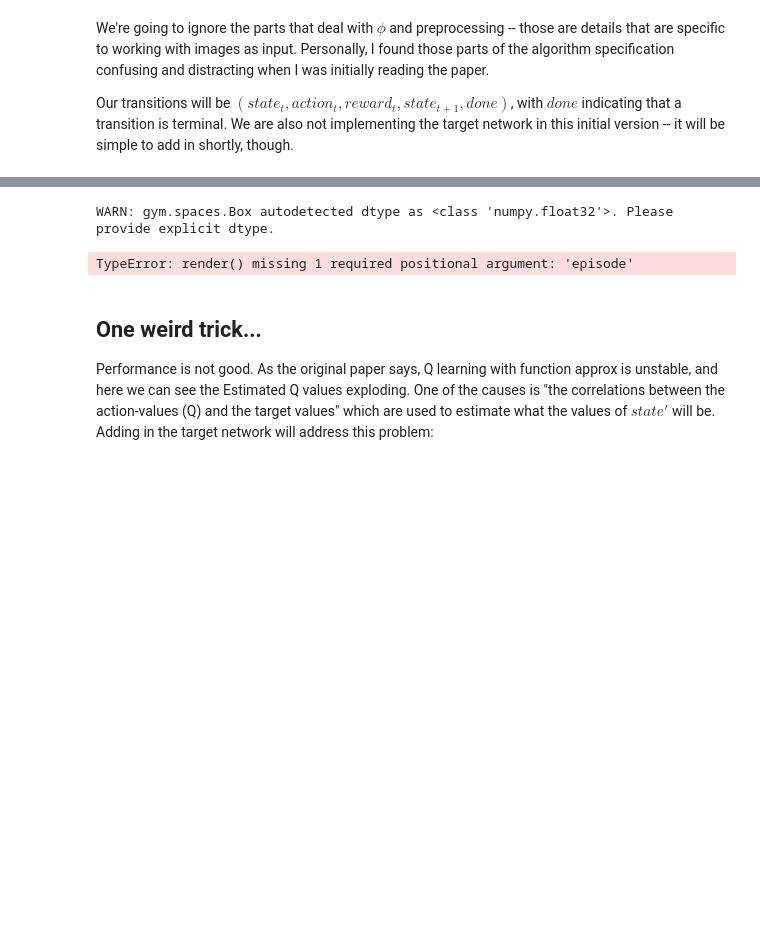
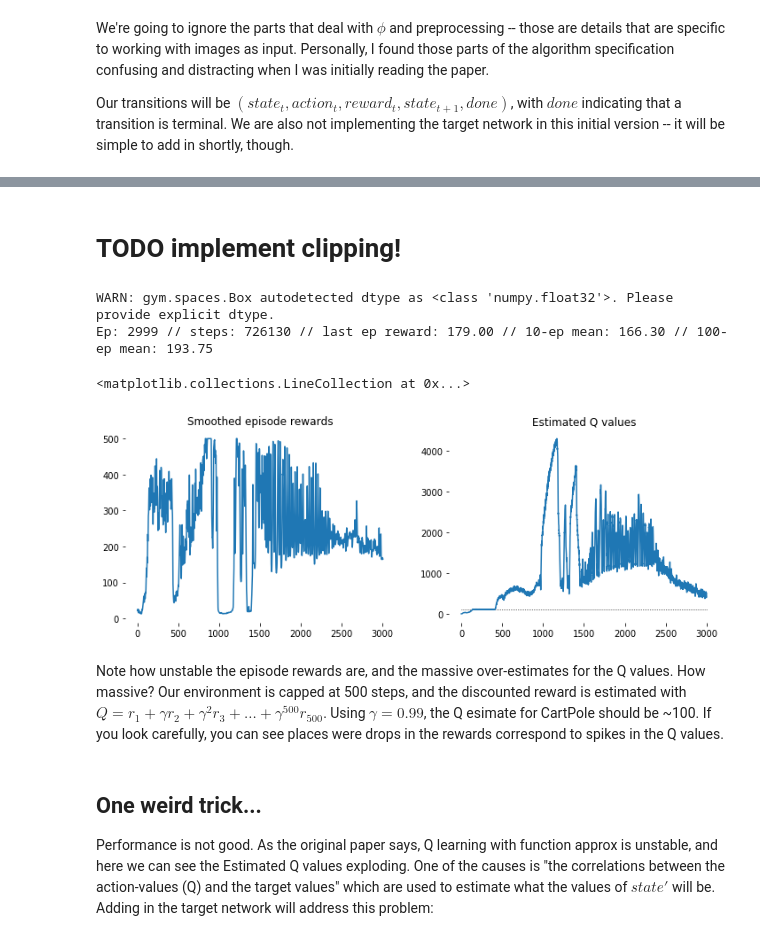
Before and after one commit to liavkoren/ai-ml-rl, a Jupyter notebook: dqn_implementations/mine/DQN part 1.ipynb, the cells around one changed output, grey strips where cells are left out. Cells and saved outputs as stored; diff of their text form; code cells hidden in the pictures; blank space fills up the shorter version.

```diff
--- a/dqn_implementations/mine/DQN part 1.ipynb
+++ b/dqn_implementations/mine/DQN part 1.ipynb
@@ -127,3 +133,5 @@ Our transitions will be $(state_t, action_t, reward_t, state_{t+1}, done)$, with
+# %% [markdown]
+# TODO implement clipping!
 # %%
 @attr.s
 class VerySimpleDqn(DqnBaseClass):
@@ -175,19 +187,26 @@ class VerySimpleDqn(DqnBaseClass):
                     print(self.training_rewards_string(episode), end='\r', flush=True)
         self.env.close()
+# %%
+cartpole = gym.make('CartPole-v1')
+first_dqn = VerySimpleDqn(env=cartpole, num_episodes=3000)
+first_dqn.run()
+# %% [output]
+WARN: gym.spaces.Box autodetected dtype as <class 'numpy.float32'>. Please provide explicit dtype.
+Ep: 2999 // steps: 726130 // last ep reward: 179.00 // 10-ep mean: 166.30 // 100-ep mean: 193.75
 # %%
-cartpole = gym.make('CartPole-v1')
-first_dqn = VerySimpleDqn(env=cartpole, num_episodes=300)
-first_dqn.run()
-
 fig, axes = plt.subplots(1, 2, squeeze=True, figsize=(12, 4))
+spines_off(axes)
 ax1, ax2 = axes
-ax1.plot(first_dqn.episode_rewards)
-ax1.set_title('Episode rewards')
+ax1.plot(smooth(np.array(first_dqn.episode_rewards)))
+ax1.set_title('Smoothed episode rewards')
 ax2.plot(first_dqn.online_net_q_values)
-ax2.set_title('Estimated Q values')
+ax2.set_title('Estimated Q values');
+ax2.hlines(100, 0, len(double_dqn.target_net_q_values), linestyles='dotted', linewidth=0.75)
 # %% [output]
-WARN: gym.spaces.Box autodetected dtype as <class 'numpy.float32'>. Please provide explicit dtype.
+<matplotlib.collections.LineCollection at 0x...>
-TypeError: render() missing 1 required positional argument: 'episode'
+[figure, added]
+# %% [markdown]
+Note how unstable the episode rewards are, and the massive over-estimates for the Q values. How massive? Our environment is capped at 500 steps, and the discounted reward is estimated with $Q = r_1 + \gamma r_2 +\gamma^2 r_3 + ... + \gamma^{500} r_{500}$. Using $\gamma=0.99$, the Q esimate for CartPole should be ~100. If you look carefully, you can see places were drops in the rewards correspond to spikes in the Q values.
 # %% [markdown]
 ## One weird trick...
 
```
Also changed, not shown: parts of 16 cells of this notebook.
